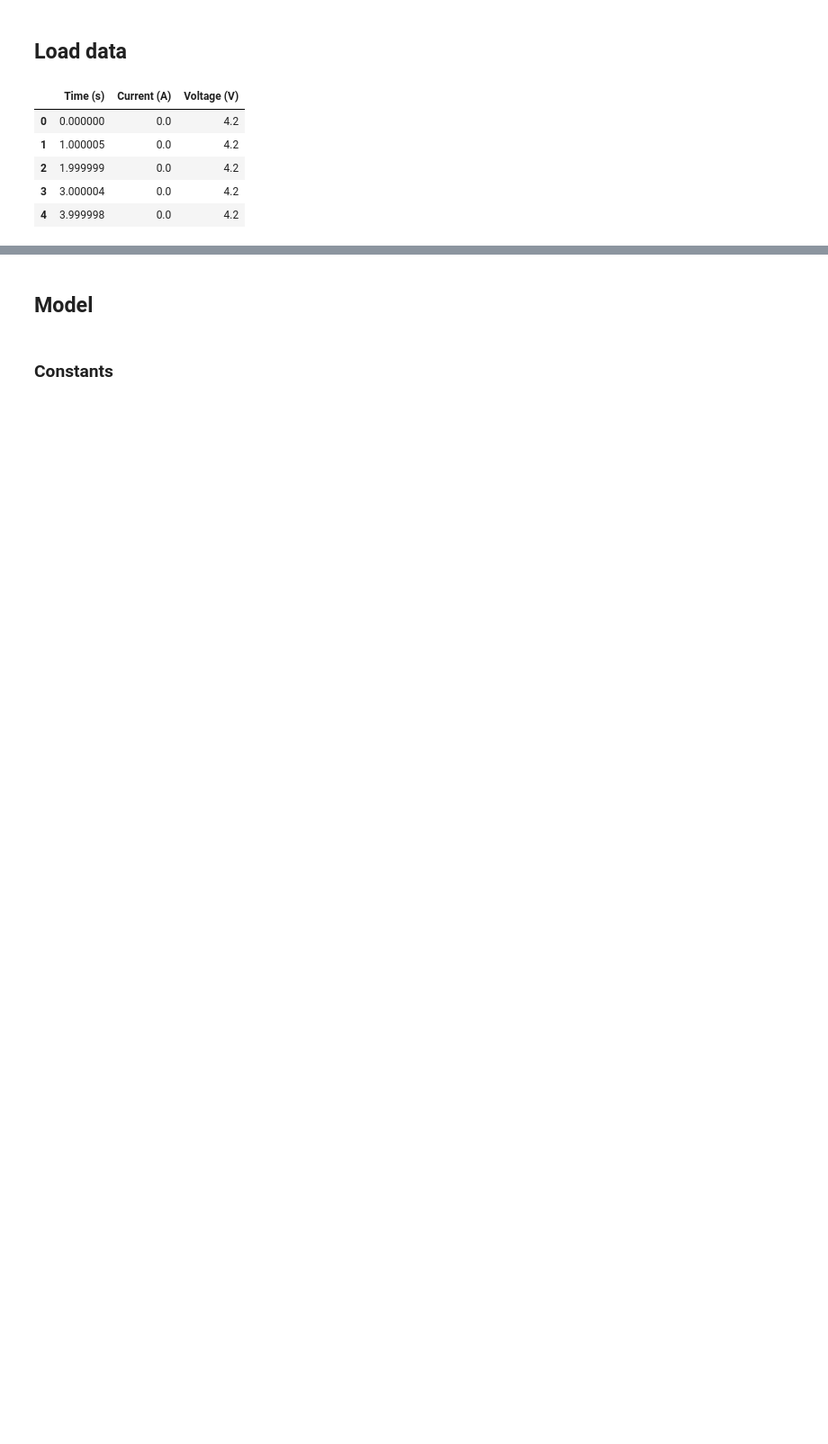
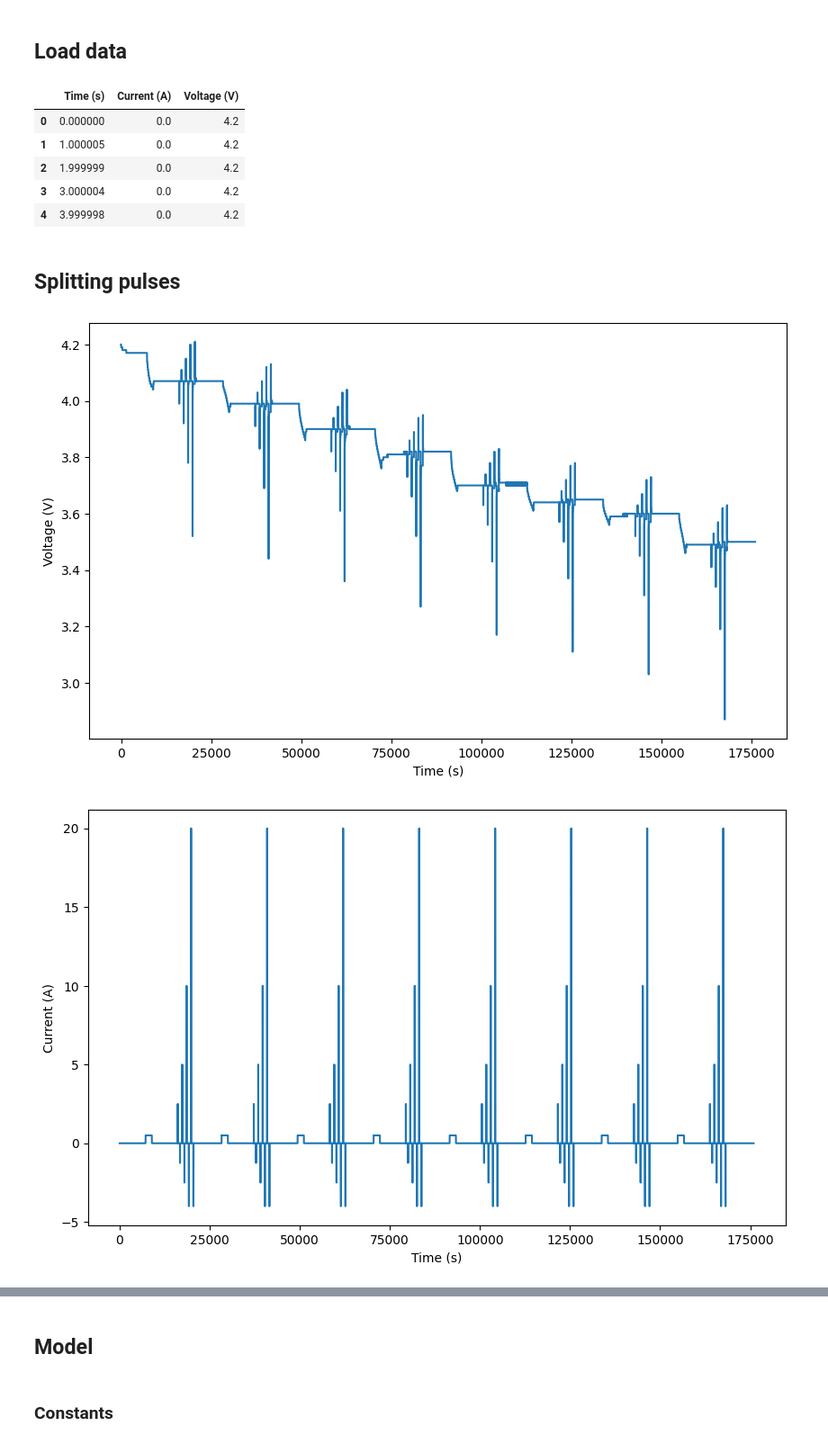
Before and after one commit to sunfanyi/modelling-of-lithium-ion-batteries, a Jupyter notebook: part_3.ipynb, the cells around one changed output, grey strips where cells are left out. Shown at 90% size. Cells and saved outputs as stored; diff of their text form; code cells hidden in the pictures; blank space fills up the shorter version.

```diff
--- a/part_3.ipynb
+++ b/part_3.ipynb
@@ -47,3 +47,22 @@ V_actual = training_data_20['Voltage (V)'].values      # unit in V
 
 SOC_levels = np.arange(0.9, 0.1, -0.1)
 SOC_from_idx_map = {i: SOC_levels[i] for i in range(8)}  # 8 SOC levels
+# %% [markdown]
+## Splitting pulses
+# %%
+_, ax = plt.subplots(figsize=(10, 6))
+ax.plot(t, V_actual)
+# ax.set_xlim([0, t[-1]])
+ax.set_xlabel('Time (s)')
+ax.set_ylabel('Voltage (V)')
+
+_, ax = plt.subplots(figsize=(10, 6))
+ax.plot(t, I)
+# ax.set_xlim([0, t[-1]])
+ax.set_xlabel('Time (s)')
+ax.set_ylabel('Current (A)')
+
+plt.show()
+# %% [output]
+[figure, added]
+[figure, added]
```
Also changed, not shown: parts of 37 cells of this notebook, 2 other files.
